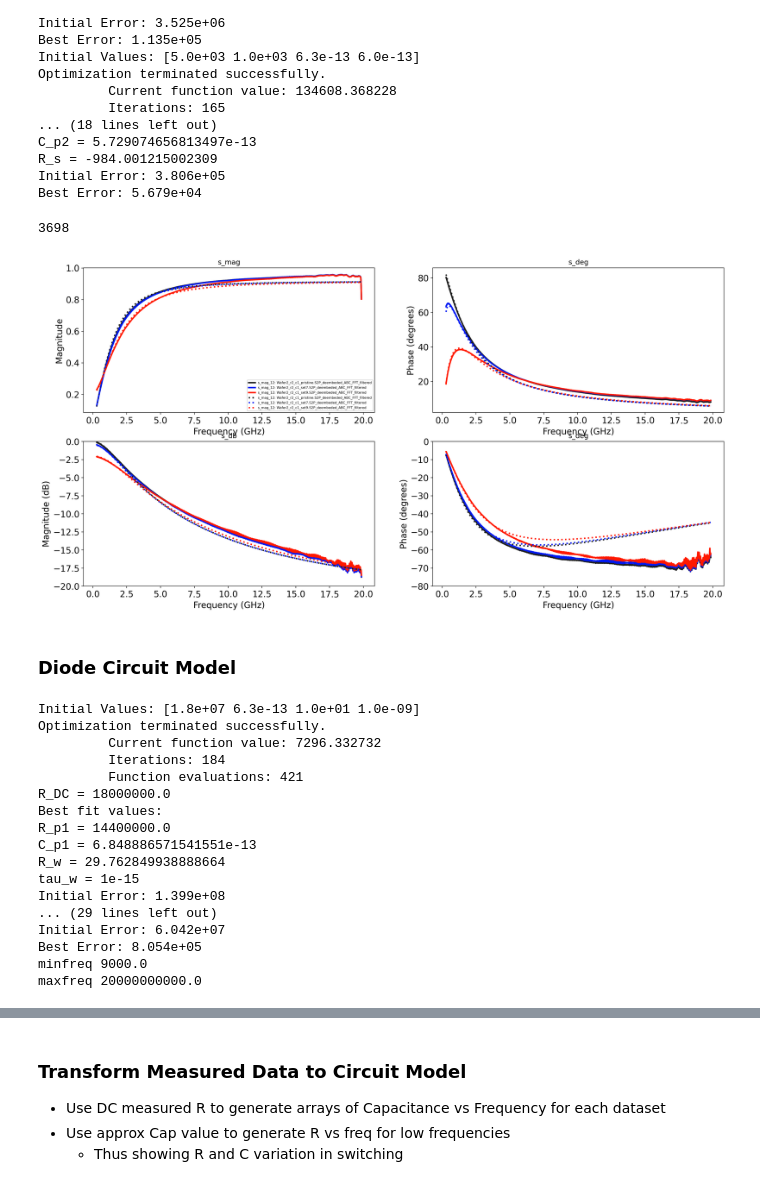
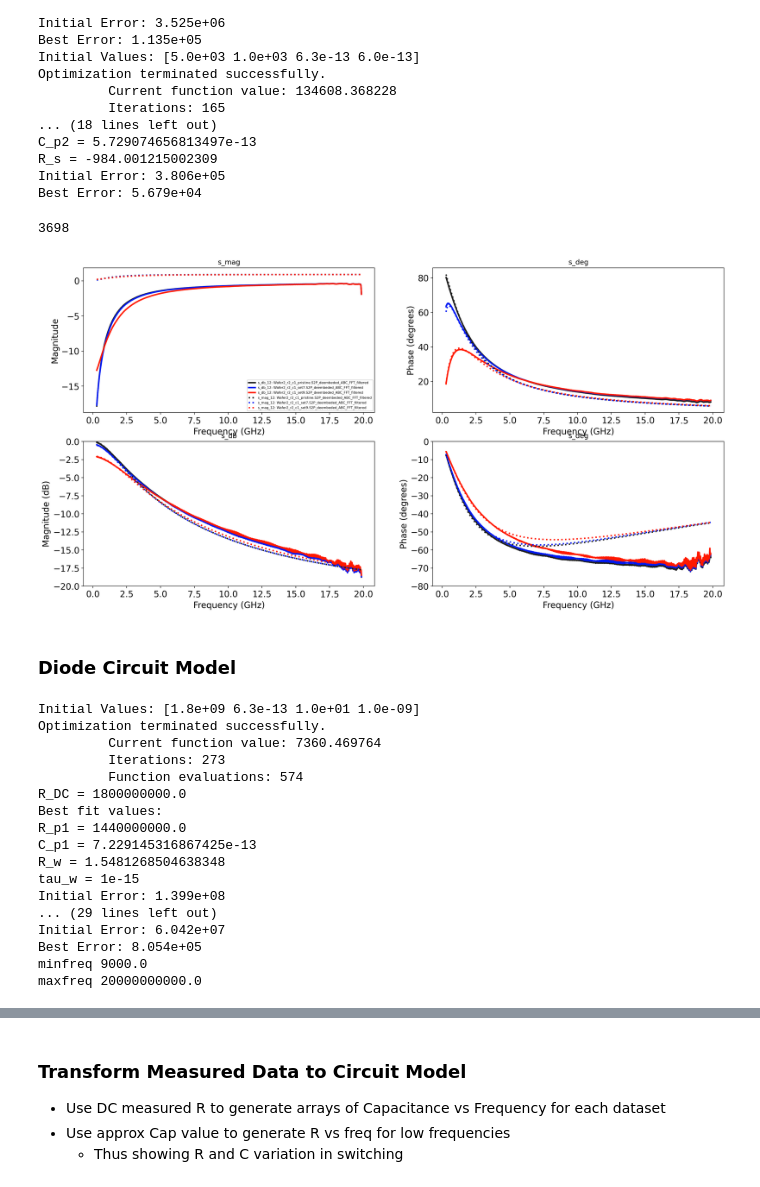
Before and after one commit to hc3413/VNA_Analysis, a Jupyter notebook: Exp_Modelling.ipynb, the cells around one changed output, grey strips where cells are left out. Cells and saved outputs as stored; diff of their text form; code cells hidden in the pictures.

Commit message:
New experimental data on FIB devices

```diff
--- a/Exp_Modelling.ipynb
+++ b/Exp_Modelling.ipynb
@@ -111,0 +114,12 @@ Best ABCD de-embedding protocol: dm[0] = 22142.759252420034, worst:dm[3] = 22176
+# %%
+res_list = [1.8e9,2e7,1.6e6,1.04e5,3.37e8,1.7e7,1.35e5,1.8e4,1.26e4,1.97e4,3.19e4,1.7e2,1.92e3,4.09e2,3.86e2]
+r_in = [23,42,56,60,64,67,57,58,59,61,62,63,65,66,68]
+p_4 = subgen(s2p_files_2_ABCD_FFT, r_num)
+
+counter = 0
+for i in r_in:
+    # Adjust index to be zero-based
+    index = i - 1
+    # Print the filename and the corresponding resistance
+    print(f"Filename: {s2p_files_2_ABCD_FFT[index].filename}, Resistance: {res_list[counter]}")
+    counter += 1
@@ -343,36 +373,36 @@ f = plt.figure(figsize=(20,10),dpi=200)
 gs = f.add_gridspec(2, 2)
 ax = f.add_subplot(gs[0, 0])
 ax1 = f.add_subplot(gs[0, 1])
 ax2 = f.add_subplot(gs[1, 0])
 ax3 = f.add_subplot(gs[1, 1])
 
 print(len(model_input[0][0].network.f))
 
 x_range_var =  slice(1000,-15)
 # Measured data with solid line
-sub_plot(ax=ax, dev_subset=model_input, plot_type=['s_mag'], log_x=False, m_port=[1], n_port=[2], deembed_data=False,
+sub_plot(ax=ax, dev_subset=model_input, plot_type=['s_db'], log_x=False, m_port=[1], n_port=[2], deembed_data=False,
          x_range= x_range_var)
 sub_plot(ax=ax1, dev_subset=model_input, plot_type=['s_deg'], log_x=False, m_port=[1], n_port=[2], deembed_data=False,
           x_range= x_range_var,p_legend=False)
 sub_plot(ax=ax2, dev_subset=model_input, plot_type=['s_db'], log_x=False, m_port=[1], n_port=[1], deembed_data=False,
          y_range = [-60,0],x_range= x_range_var,p_legend=False)
 sub_plot(ax=ax3, dev_subset=model_input, plot_type=['s_deg'], log_x=False, m_port=[1], n_port=[1], deembed_data=False,
          y_range=[-80,0], x_range= x_range_var,p_legend=False)
 
 # Modelled data with dotted line
-sub_plot(ax=ax, dev_subset=model_output, plot_type=['s_mag'], log_x=False, m_port=[1], n_port=[2], deembed_data=False,
+sub_plot(ax=ax, dev_subset=model_output, plot_type=['s_db'], log_x=False, m_port=[1], n_port=[2], deembed_data=False,
          x_range= x_range_var , dot_line=True)
 sub_plot(ax=ax1, dev_subset=model_output, plot_type=['s_deg'], log_x=False, m_port=[1], n_port=[2], deembed_data=False,
           x_range= x_range_var,p_legend=False, dot_line=True)
 sub_plot(ax=ax2, dev_subset=model_output, plot_type=['s_db'], log_x=False, m_port=[1], n_port=[1], deembed_data=False,
          y_range = [-20,0],x_range= x_range_var,p_legend=False, dot_line=True)
 sub_plot(ax=ax3, dev_subset=model_output, plot_type=['s_deg'], log_x=False, m_port=[1], n_port=[1], deembed_data=False,
          y_range=[-80,0], x_range= x_range_var,p_legend=False, dot_line=True)
 
 #plt.savefig(os.path.join(path_out, 'circfit_memstate_s_db11.svg'), format='svg')
 # %% [output]
 3698
-[figure, old version]
+[figure, new version]
 # %% [markdown]
 ### Diode Circuit Model
 # %%
@@ -457,16 +487,16 @@ for i, sub_set in enumerate(model_output_diode):
         model_network = rf.Network(frequency = f_full, a=abcd_m, z0 = sub_dev.network.z0)
         sub_dev.network = model_network
 # %% [output]
-Initial Values: [1.8e+07 6.3e-13 1.0e+01 1.0e-09]
+Initial Values: [1.8e+09 6.3e-13 1.0e+01 1.0e-09]
 Optimization terminated successfully.
-         Current function value: 7296.332732
-         Iterations: 184
-         Function evaluations: 421
-R_DC = 18000000.0
+         Current function value: 7360.469764
+         Iterations: 273
+         Function evaluations: 574
+R_DC = 1800000000.0
 Best fit values:
-R_p1 = 14400000.0
-C_p1 = 6.848886571541551e-13
-R_w = 29.762849938888664
+R_p1 = 1440000000.0
+C_p1 = 7.229145316867425e-13
+R_w = 1.5481268504638348
 tau_w = 1e-15
 Initial Error: 1.399e+08
 ... (29 lines left out)
```
Also changed, not shown: parts of 3 cells of this notebook, 59 other files.
